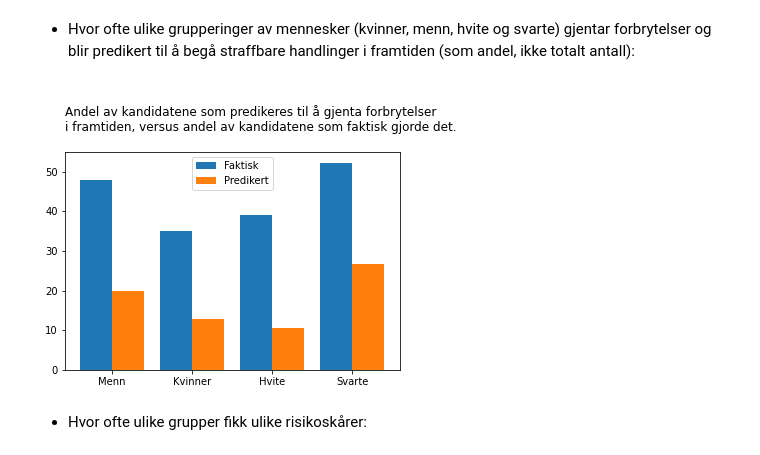
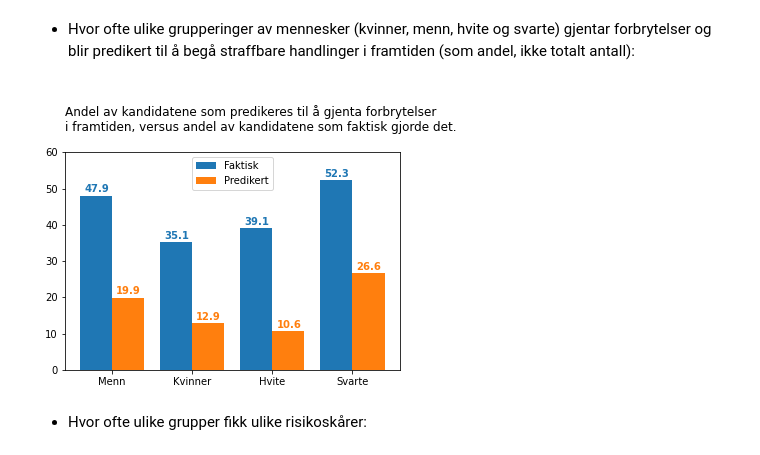
Before and after one commit to jonatanwins/COMPAS_project_HON2200, a Jupyter notebook: COMPAS.ipynb, the cells around one changed output. Cells and saved outputs as stored; diff of their text form; code cells hidden in the pictures.

```diff
--- a/COMPAS.ipynb
+++ b/COMPAS.ipynb
@@ -55,36 +73,43 @@ df_female = df_select[df_select["sex"] == "Female"]
 df_white = df_select[df_select["race"] == "Caucasian"]
 df_black = df_select[df_select["race"] == "African-American"]
 
 
 # prosent av gruppen som begår en forbrytelse på nytt innen to år
 male_recid = len(df_male[df_male["two_year_recid"]==1].index) / len(df_male.index)*100
 female_recid = len(df_female[df_female["two_year_recid"]==1].index) / len(df_female.index)*100
 white_recid = len(df_white[df_white["two_year_recid"]==1].index) / len(df_white.index)*100
 black_recid = len(df_black[df_black["two_year_recid"]==1].index) / len(df_black.index)*100
 
 
 # velger nivå high som at de predikeres til å begå forbrytelese
 male_pred = len(df_male[df_male["score_text"] == "High"].index) / len(df_male.index)*100
 female_pred = len(df_female[df_female["score_text"] == "High"].index) / len(df_female.index)*100
 white_pred = len(df_white[df_white["score_text"] == "High"].index) / len(df_white.index)*100
 black_pred = len(df_black[df_black["score_text"] == "High"].index) / len(df_black.index)*100
 
 
 labels = ["Menn", "Kvinner", "Hvite", "Svarte"]
 x = np.arange(len(labels))
 
-y1 =  [male_recid, female_recid, white_recid, black_recid]
+y1 = [male_recid, female_recid, white_recid, black_recid]
 y2 = [male_pred, female_pred, white_pred, black_pred]
 width = 0.40
 
 plt.bar(x-0.2, y1, width)
 plt.bar(x+0.2, y2, width)
 plt.xticks(x, labels)
-plt.legend(['Faktisk', 'Predikert'])
+plt.ylim((0,60))
+plt.legend(['Faktisk', 'Predikert'], loc = 9)
 plt.title("\nAndel av kandidatene som predikeres til å gjenta forbrytelser \ni framtiden, versus andel av kandidatene som faktisk gjorde det.\n", loc = "left")
+
+for i, val in enumerate(y1):
+    plt.text(i - 0.35, val + 1, str(round(val, 1)), color = "C0", fontweight = "bold")
+for i, val in enumerate(y2):
+    plt.text(i + 0.05, val + 1, str(round(val, 1)), color = "C1", fontweight = "bold")
+
 plt.show()
 # %% [output]
-[figure, old version]
+[figure, new version]
 # %% [markdown]
 - Hvor ofte ulike grupper fikk ulike risikoskårer:
 # %%
```
Also changed, not shown: parts of 17 cells of this notebook.
